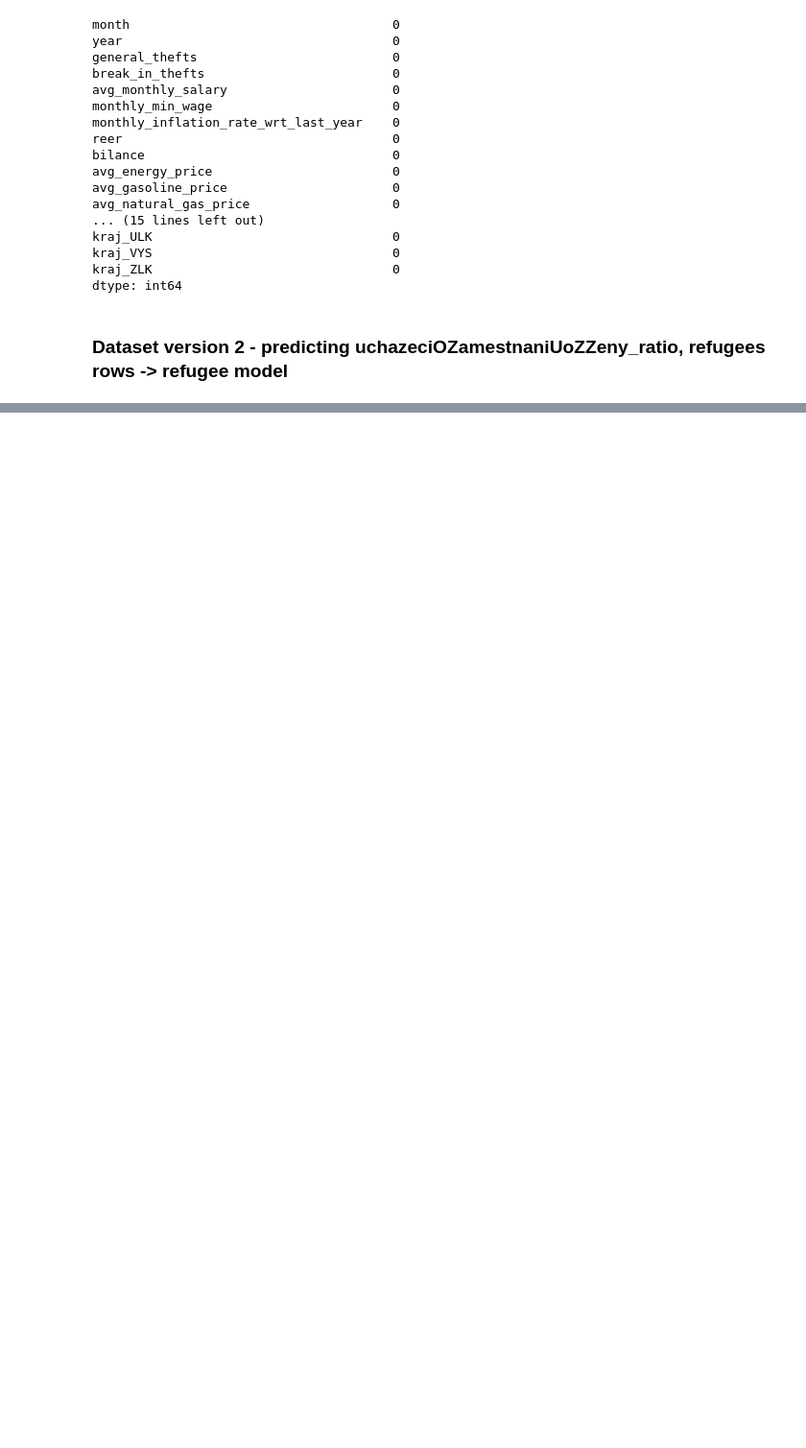
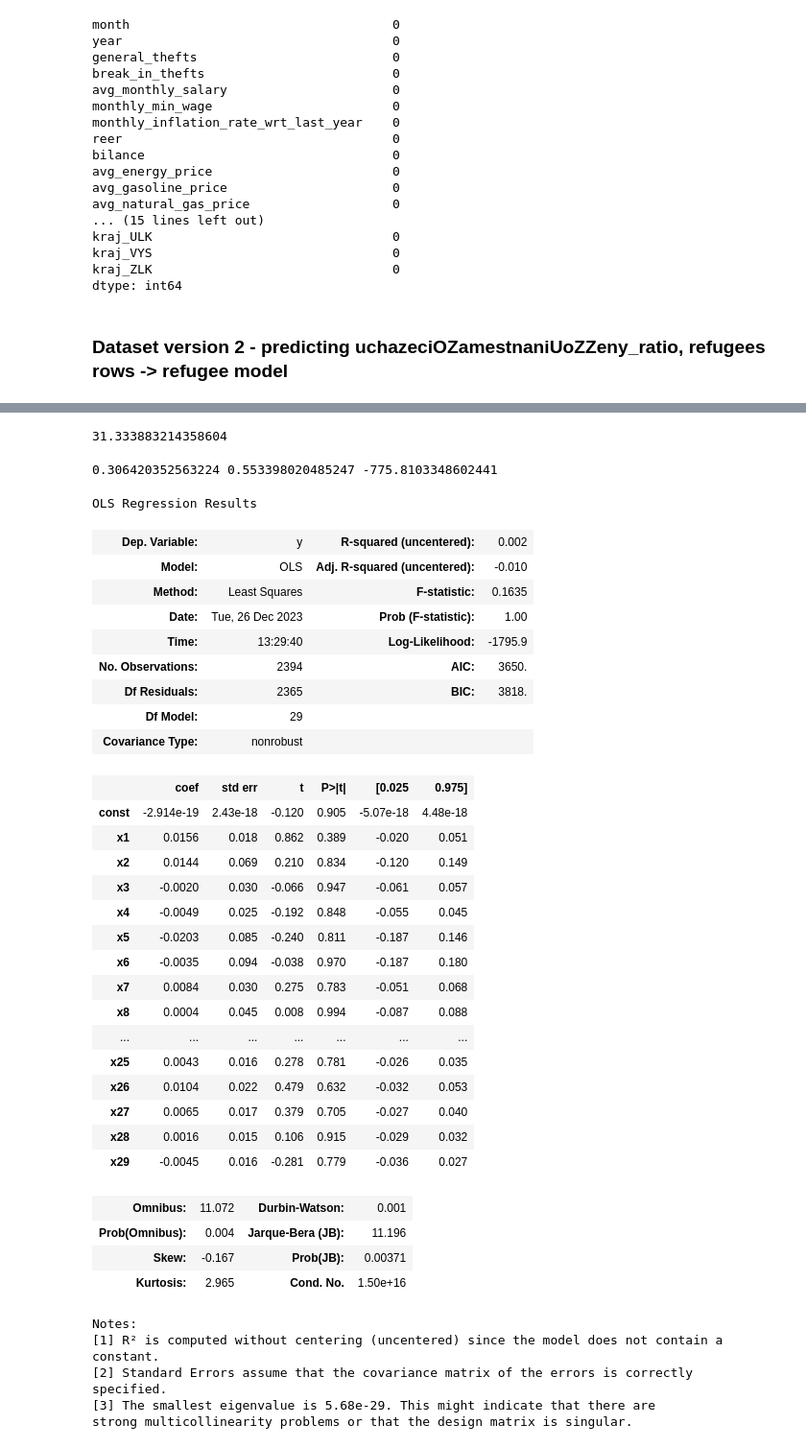
Before and after one commit to DianaKorladinova/SAN_Unemployment_Refugees, a Jupyter notebook: models/models2.ipynb, the cells around one changed output, grey strips where cells are left out. Shown at 96% size. Saved outputs shown, nothing was run; the diff lists cells and outputs as text; code cells hidden in the pictures; blank space fills up the shorter version.

Commit message:
basic models

```diff
--- a/models/models2.ipynb
+++ b/models/models2.ipynb
@@ -169,0 +458,11 @@ dtype: int64
+# %%
+n_splits = len(df2) - 1
+n_splits
+y_col_name = "uchazeciOZamestnaniUoZZeny_ratio"
+X = df1.drop(columns=y_col_name).to_numpy()
+y = df1[y_col_name].to_numpy()
+
+q = 1
+exps = np.linspace(0, n_splits-1, num=n_splits)
+weights = np.flip(np.power(q, exps))
+weights
@@ -169,0 +568,12 @@ dtype: int64
+# %%
+from sklearn.model_selection import train_test_split
+import statsmodels.api as sma
+
+X = df1.drop(columns=y_col_name).to_numpy()
+X = sma.add_constant(X)
+y = df1[y_col_name].to_numpy()
+X_train, X_test, y_train, y_test = train_test_split(X, y, test_size=84, shuffle=False)
+
+scaler = StandardScaler()
+X_train = scaler.fit_transform(X_train)
+X_test = scaler.transform(X_test)
@@ -169,0 +601,55 @@ dtype: int64
+# %%
+best_alpha
+# %% [output]
+31.333883214358604
+# %%
+from sklearn.metrics import r2_score
+
+
+model = sma.OLS(endog=y_train, exog=X_train)
+#fit = model.fit_regularized(alpha=best_alpha, L1_wt= 0)
+fit = model.fit()
+cmp = y_test, fit.predict(X_test)
+mse = mean_squared_error(*cmp)
+mae = mean_absolute_error(*cmp)
+r2 = r2_score(*cmp)
+
+print(mse, mae, r2)
+fit.summary()
+# %% [output]
+0.306420352563224 0.553398020485247 -775.8103348602441
+OLS Regression Results
+| Dep. Variable: | y | R-squared (uncentered): | 0.002 |
+| Model: | OLS | Adj. R-squared (uncentered): | -0.010 |
+| Method: | Least Squares | F-statistic: | 0.1635 |
+| Date: | Tue, 26 Dec 2023 | Prob (F-statistic): | 1.00 |
+| Time: | 13:29:40 | Log-Likelihood: | -1795.9 |
+| No. Observations: | 2394 | AIC: | 3650. |
+| Df Residuals: | 2365 | BIC: | 3818. |
+| Df Model: | 29 |  |  |
+| Covariance Type: | nonrobust |  |  |
+|  | coef | std err | t | P>|t| | [0.025 | 0.975] |
+| const | -2.914e-19 | 2.43e-18 | -0.120 | 0.905 | -5.07e-18 | 4.48e-18 |
+| x1 | 0.0156 | 0.018 | 0.862 | 0.389 | -0.020 | 0.051 |
+| x2 | 0.0144 | 0.069 | 0.210 | 0.834 | -0.120 | 0.149 |
+| x3 | -0.0020 | 0.030 | -0.066 | 0.947 | -0.061 | 0.057 |
+| x4 | -0.0049 | 0.025 | -0.192 | 0.848 | -0.055 | 0.045 |
+| x5 | -0.0203 | 0.085 | -0.240 | 0.811 | -0.187 | 0.146 |
+| x6 | -0.0035 | 0.094 | -0.038 | 0.970 | -0.187 | 0.180 |
+| x7 | 0.0084 | 0.030 | 0.275 | 0.783 | -0.051 | 0.068 |
+| x8 | 0.0004 | 0.045 | 0.008 | 0.994 | -0.087 | 0.088 |
+| ... | ... | ... | ... | ... | ... | ... |
+| x25 | 0.0043 | 0.016 | 0.278 | 0.781 | -0.026 | 0.035 |
+| x26 | 0.0104 | 0.022 | 0.479 | 0.632 | -0.032 | 0.053 |
+| x27 | 0.0065 | 0.017 | 0.379 | 0.705 | -0.027 | 0.040 |
+| x28 | 0.0016 | 0.015 | 0.106 | 0.915 | -0.029 | 0.032 |
+| x29 | -0.0045 | 0.016 | -0.281 | 0.779 | -0.036 | 0.027 |
+| Omnibus: | 11.072 | Durbin-Watson: | 0.001 |
+| Prob(Omnibus): | 0.004 | Jarque-Bera (JB): | 11.196 |
+| Skew: | -0.167 | Prob(JB): | 0.00371 |
+| Kurtosis: | 2.965 | Cond. No. | 1.50e+16 |
+Notes:
+[1] R² is computed without centering (uncentered) since the model does not contain a constant.
+[2] Standard Errors assume that the covariance matrix of the errors is correctly specified.
+[3] The smallest eigenvalue is 5.68e-29. This might indicate that there are
+strong multicollinearity problems or that the design matrix is singular.
```
Also changed, not shown: parts of 83 cells of this notebook.
